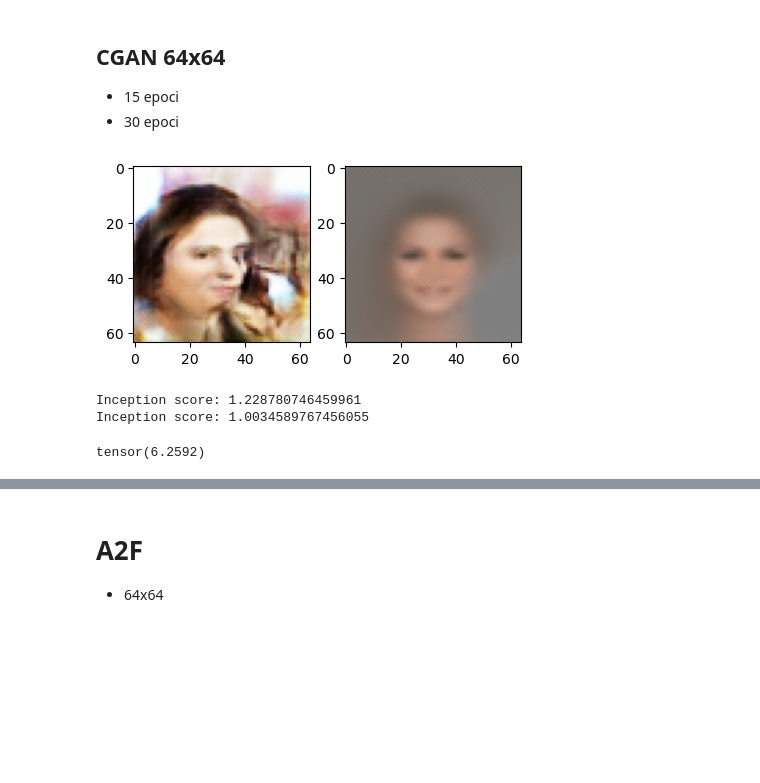
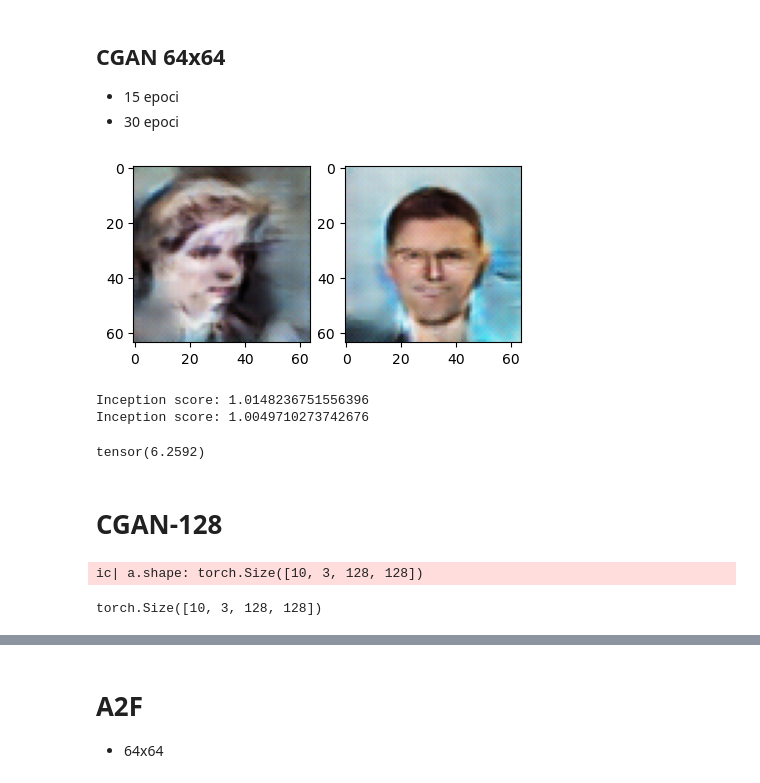
Before and after one commit to teodora-vaman/evaluate-performance, a Jupyter notebook: inception_score.ipynb, the cells around one changed output, grey strips where cells are left out. Saved outputs shown, nothing was run; the diff lists cells and outputs as text; code cells hidden in the pictures; blank space fills up the shorter version.

```diff
--- a/inception_score.ipynb
+++ b/inception_score.ipynb
@@ -91,40 +90,40 @@ def generate_images(base_path='E:\Lucru\Dizertatie\Cod\EvaluatingPerformance\Pre
 # %%
 path1='E:\Lucru\Dizertatie\Cod\EvaluatingPerformance\Pretrained\CGAN_64x64\\15epoci'
 path2='E:\Lucru\Dizertatie\Cod\EvaluatingPerformance\Pretrained\CGAN_64x64\\40epoci'
 
 img_1 = generate_images(base_path=path1, attribut=0)
 plt.figure(figsize=(5,5))
 plt.subplot(1,2,1)
 plt.imshow(img_1)
-img_2 = generate_images(base_path=path2, attribut=0)
+img_2 = generate_images(base_path=path1, attribut=1)
 plt.subplot(1,2,2)
 plt.imshow(img_2)
 plt.show()
 
 # img_1 = np.transpose(img_1,(2,1,0))
 # img_2 = np.transpose(img_2,(2,1,0))
 
 # generated_images = torch.stack([img_1, img_2], dim=0)
 inception = InceptionScore(normalize=True)
 
 # inception.update(generated_images)
 # score, std = inception.compute()
 # print(f"Inception score: {score}")
 
 # generated_images = torch.stack([img_1, img_2], dim=0)
 # print(generated_images.shape)
 
 # # Calculate the Inception Score
 # score = inception_score(generated_images, device)
 # print("Inception Score:", score)
 # %% [output]
-[figure, old version]
+[figure, new version]
 # %%
 path1='E:\Lucru\Dizertatie\Cod\EvaluatingPerformance\Pretrained\CGAN_64x64\\15epoci'
 path2='E:\Lucru\Dizertatie\Cod\EvaluatingPerformance\Pretrained\CGAN_64x64\\40epoci'
 
-images1 = generate_images(base_path=path1, attribut=1, numberOfSamples=15)
-images2 = generate_images(base_path=path2, attribut=1, numberOfSamples=15)
+images1 = generate_images(base_path=path2, attribut=1, numberOfSamples=100)
+images2 = generate_images(base_path=path2, attribut=0, numberOfSamples=100)
 
 # ic(more_images.shape)
 inception = InceptionScore(normalize=True)
@@ -138,8 +137,8 @@ inception.update(images2)
 score, std = inception.compute()
 print(f"Inception score: {score}")
 # %% [output]
-Inception score: 1.228780746459961
-Inception score: 1.0034589767456055
+Inception score: 1.0148236751556396
+Inception score: 1.0049710273742676
 # %%
 from torchmetrics.image.fid import FrechetInceptionDistance
 EXCEL_PATH = "E:\Lucru\Dizertatie\Cod\Face_Synthesis\Database\celebA_medium.xlsx"
@@ -162,3 +161,57 @@ fid.update(synth_images, real=False)
 fid.compute()
 # %% [output]
 tensor(6.2592)
+# %% [markdown]
+# CGAN-128
+# %%
+## MODELS ##
+from Models.CGAN_128x128.no_crop.generator import Generator
+
+def generate_images(base_path='E:\Lucru\Dizertatie\Cod\EvaluatingPerformance\Pretrained\CGAN_128x128\\no_crop',
+                    attribute=[0,1,0,0,0,0], img_size=128, display=0, numberOfSamples = 1):
+    # Dimensiunea vectorului latent
+    dim_zgomot = 100
+
+    retea_G = Generator(dim_zgomot=dim_zgomot, img_size=img_size, attribute_number=6)
+    retea_G.load_state_dict(torch.load(base_path + '\\retea_Generator.pt'))
+
+    retea_G.cuda()
+    retea_G.eval()
+    for param in retea_G.parameters():
+        param.requires_grad = False
+
+    if numberOfSamples > 1:
+        esantioane_proba = torch.randn(numberOfSamples, dim_zgomot, 1, 1)
+        etichete_proba1 = torch.FloatTensor([attribute])
+        etichete_proba = etichete_proba1.repeat(numberOfSamples, 1)
+    else:
+        esantioane_proba = torch.randn(numberOfSamples, dim_zgomot, 1, 1)
+        etichete_proba = torch.FloatTensor([attribute])
+
+    etichete_proba = etichete_proba.to(torch.device('cuda'))
+    esantioane_proba = esantioane_proba.to(torch.device('cuda'))
+
+    imagini_generate = retea_G(esantioane_proba, etichete_proba).detach()
+    imagini_generate = torch.squeeze(imagini_generate, 0)
+    imagini_generate = imagini_generate.to(torch.device('cpu'))
+
+    if numberOfSamples > 1:
+        return imagini_generate
+
+    # plt.figure()
+    # plt.title("Imagini generate")
+    # plt.imshow(np.transpose(imagini_generate,(1,2,0)))
+    # plt.show()
+    if display == 1:
+        plt.figure()
+        plt.imshow(np.transpose(imagini_generate,(1,2,0)))
+        plt.show()
+
+    return np.transpose(imagini_generate,(1,2,0))
+
+
+a = generate_images(display=0, numberOfSamples=10)
+ic(a.shape)
+# %% [output]
+ic| a.shape: torch.Size([10, 3, 128, 128])
+torch.Size([10, 3, 128, 128])
```
Also changed, not shown: parts of 10 cells of this notebook, 4 other files.
